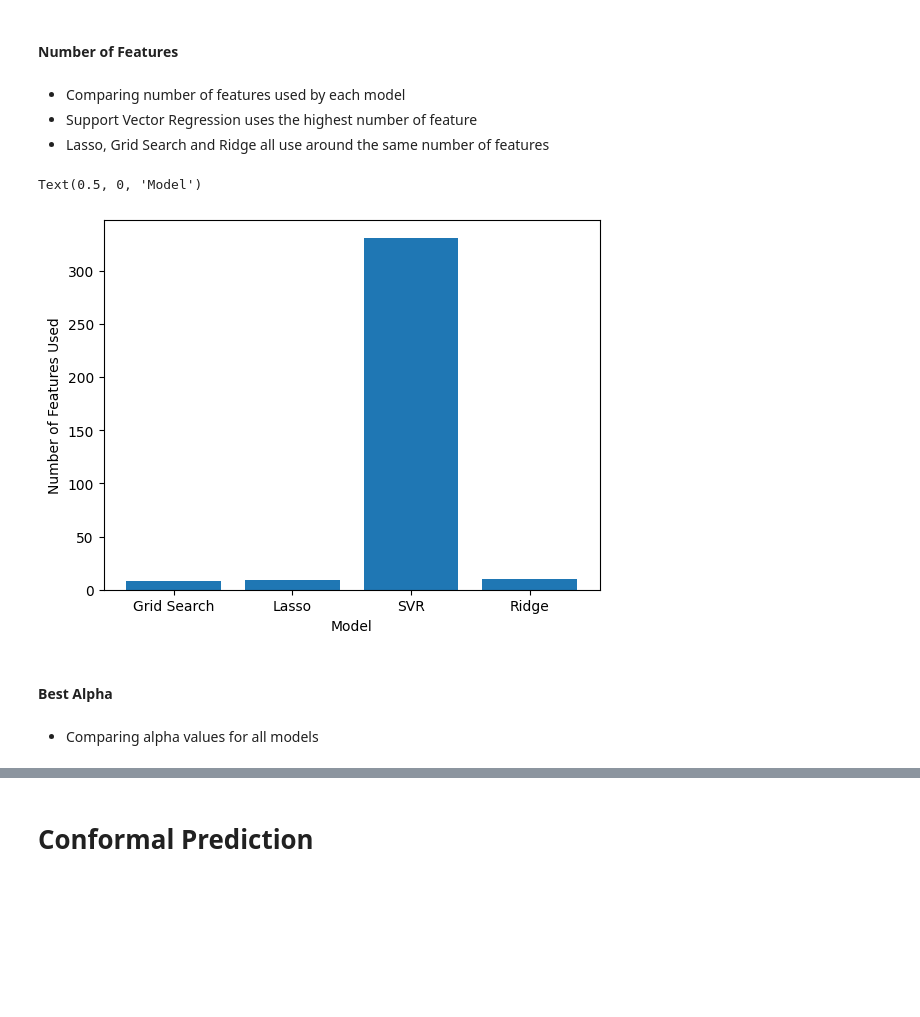
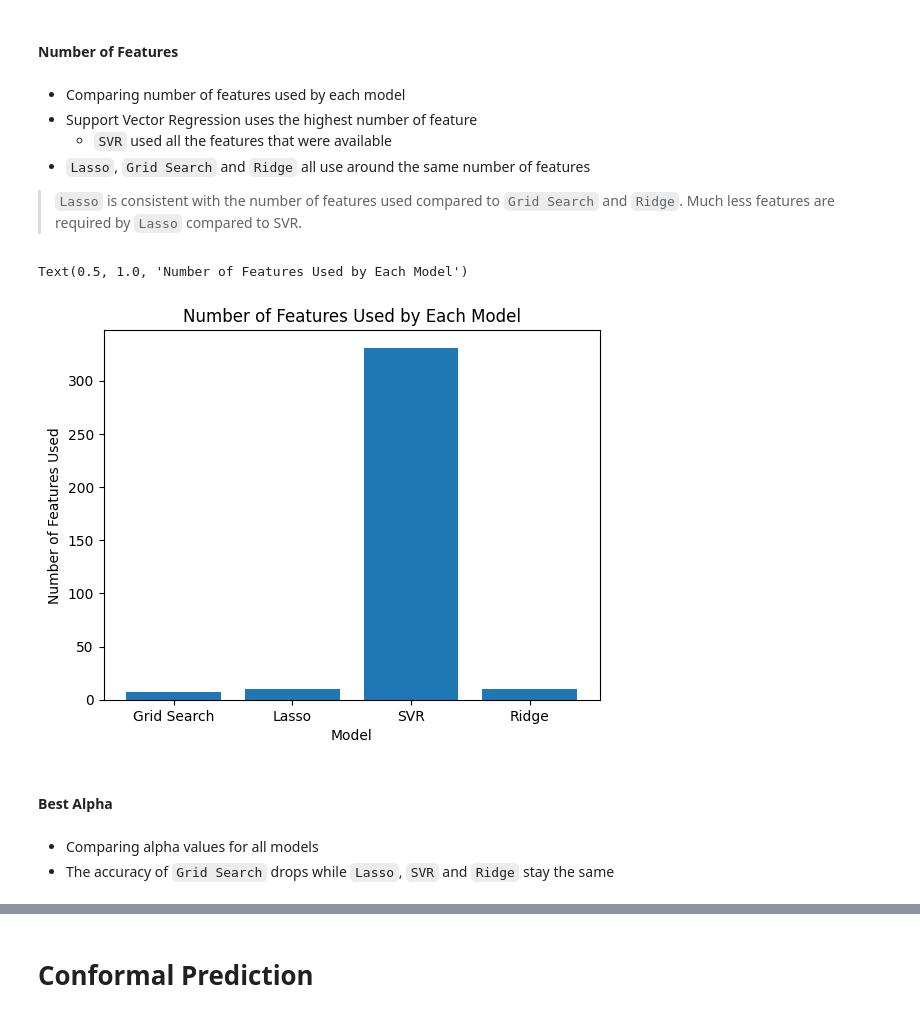
Before and after one commit to mbeps/Machine-Learning-Assignment-2, a Jupyter notebook: Assignment_2.ipynb, the cells around one changed output, grey strips where cells are left out. Drawn from its saved outputs; the diff is of its cells as text; code cells hidden in the pictures; blank space fills up the shorter version.

```diff
--- a/Assignment_2.ipynb
+++ b/Assignment_2.ipynb
@@ -78,4 +90,4 @@ del X_train, X_test, y_train, y_test
 - Each sample is separated by `	` hence it is set as the `delimiter`
 - The header (first row) is skipped as it is not data
 # %%
-diabetes = np.genfromtxt('diabetes.data', delimiter='	', skip_header=1)
+diabetes: np.ndarray = np.genfromtxt('diabetes.data', delimiter='	', skip_header=1)
@@ -403,18 +430,22 @@ Text(0.5, 0, 'Model')
 # %% [markdown]
 - Comparing number of features used by each model
 - Support Vector Regression uses the highest number of feature
-- Lasso, Grid Search and Ridge all use around the same number of features
+  - `SVR` used all the features that were available
+- `Lasso`, `Grid Search` and `Ridge` all use around the same number of features
+> `Lasso` is consistent with the number of features used compared to `Grid Search` and `Ridge`. Much less features are required by `Lasso` compared to SVR.
 # %%
 plt.bar(['Grid Search', 'Lasso', 'SVR', 'Ridge'], [np.sum(grid.best_estimator_.coef_ != 0), np.sum(lasso.coef_ != 0), svr.support_vectors_.shape[0], np.sum(ridge.coef_ != 0)])
 plt.ylabel('Number of Features Used')
 plt.xlabel('Model')
+plt.title('Number of Features Used by Each Model')
 # %% [output]
-Text(0.5, 0, 'Model')
+Text(0.5, 1.0, 'Number of Features Used by Each Model')
-[figure, old version]
+[figure, new version]
 # %% [markdown]
 #### Best Alpha
 # %% [markdown]
 - Comparing alpha values for all models
+- The accuracy of `Grid Search` drops while `Lasso`, `SVR` and `Ridge` stay the same
 # %%
 plt.plot([0.0001, 0.001, 0.01, 0.1, 1, 10, 100], grid.cv_results_['mean_test_score'], label='Grid Search')
 plt.plot([0.0001, 0.001, 0.01, 0.1, 1, 10, 100], [lasso.score(X_test_scaled, y_test)] * 7, label='Lasso')
```
Also changed, not shown: parts of 62 cells of this notebook.
